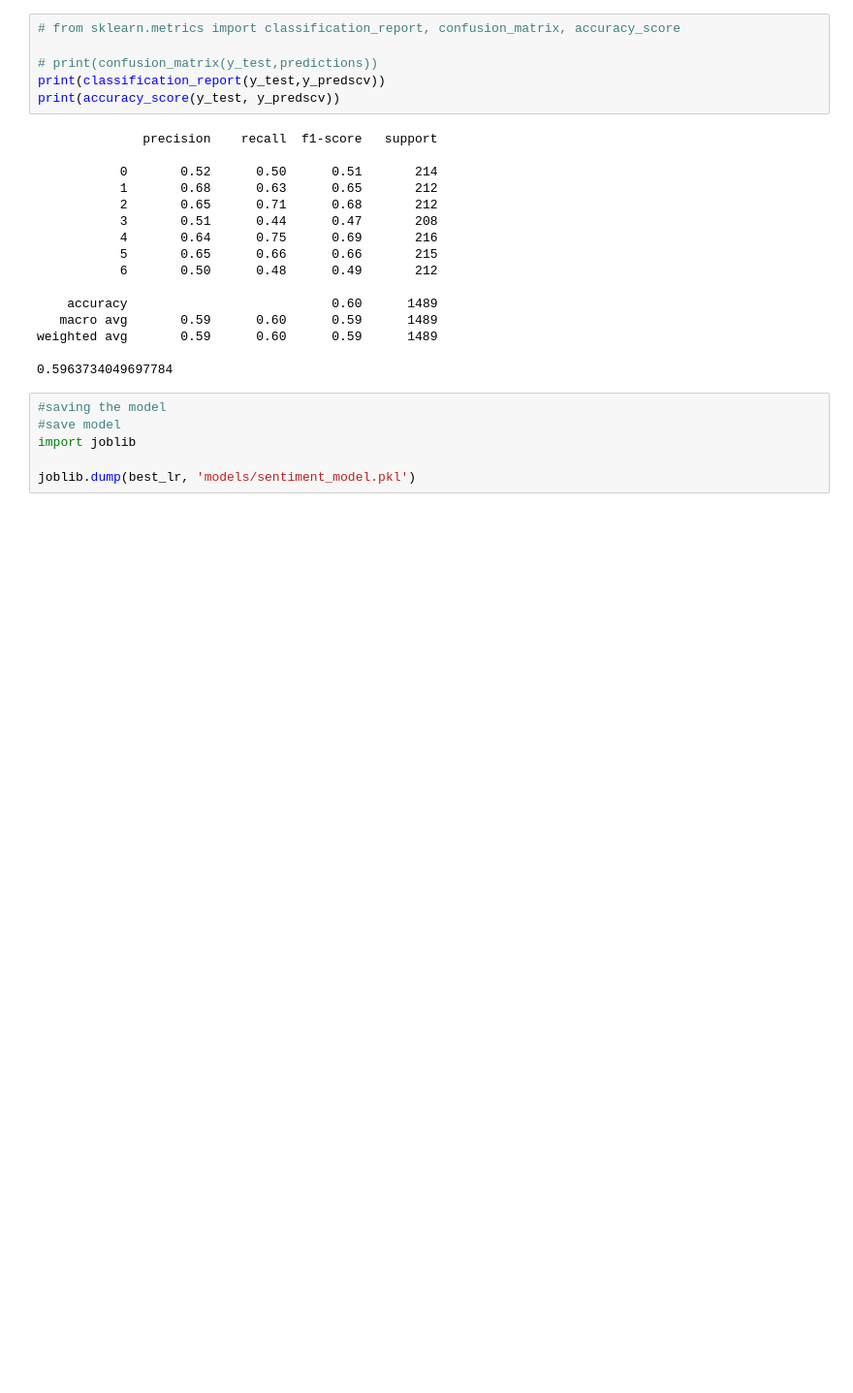
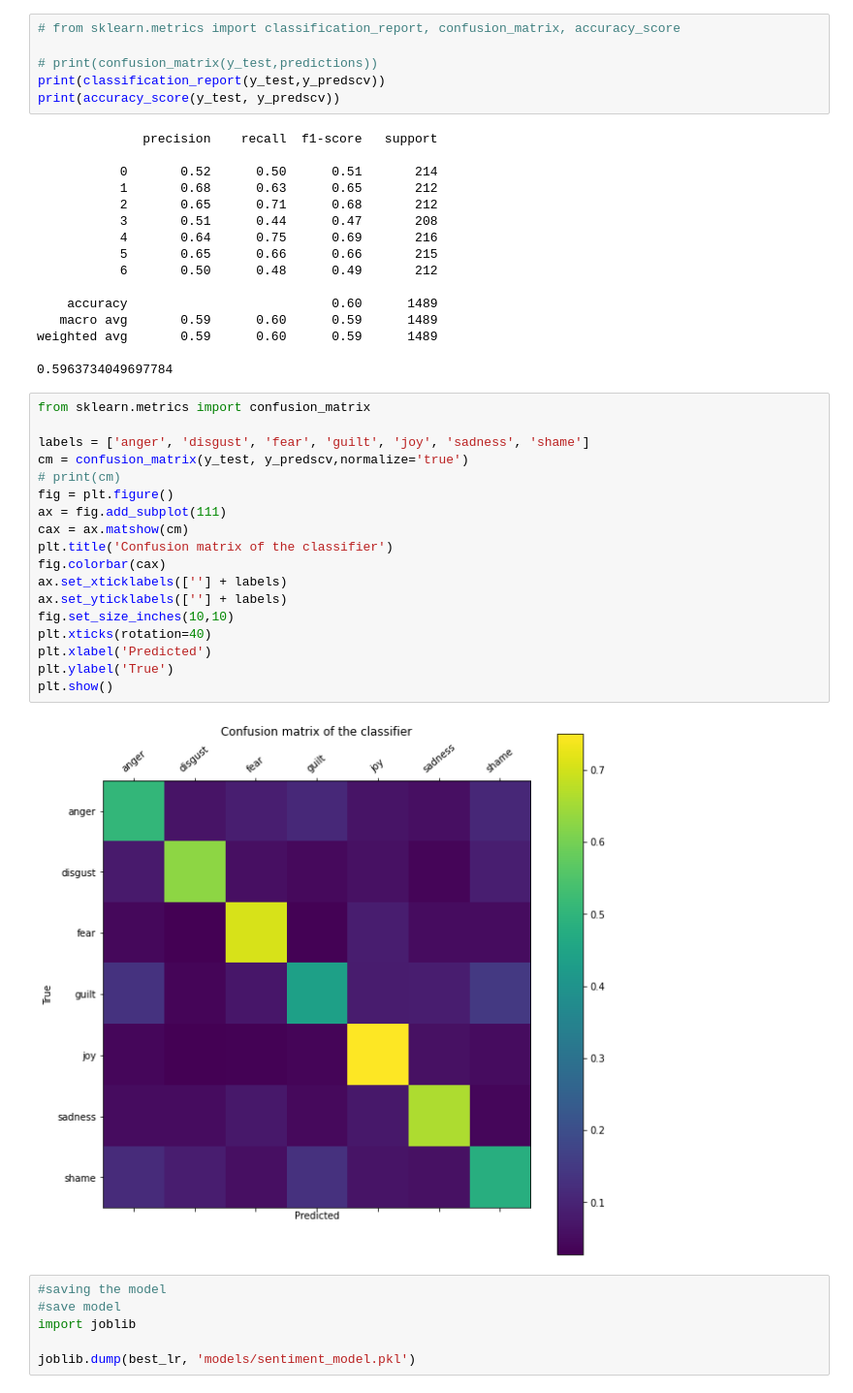
Before and after one commit to sthamamta/Emotion-Detection-and-Recognition, a Jupyter notebook: Logistic Regression For Emotion Detection.ipynb, the cells around one changed output. Shown at 97% size. Saved outputs shown, nothing was run; the diff lists cells and outputs as text; blank space fills up the shorter version.

Commit message:
added labels to confusion matrix

```diff
--- a/Logistic Regression For Emotion Detection.ipynb
+++ b/Logistic Regression For Emotion Detection.ipynb
@@ -437,6 +437,26 @@ print(accuracy_score(y_test, y_predscv))
 weighted avg       0.59      0.60      0.59      1489
 
 0.5963734049697784
+# %%
+from sklearn.metrics import confusion_matrix
+
+labels = ['anger', 'disgust', 'fear', 'guilt', 'joy', 'sadness', 'shame']
+cm = confusion_matrix(y_test, y_predscv,normalize='true')
+# print(cm)
+fig = plt.figure()
+ax = fig.add_subplot(111)
+cax = ax.matshow(cm)
+plt.title('Confusion matrix of the classifier')
+fig.colorbar(cax)
+ax.set_xticklabels([''] + labels)
+ax.set_yticklabels([''] + labels)
+fig.set_size_inches(10,10)
+plt.xticks(rotation=40)
+plt.xlabel('Predicted')
+plt.ylabel('True')
+plt.show()
+# %% [output]
+[figure, added]
 # %%
 #saving the model
 #save model
```
